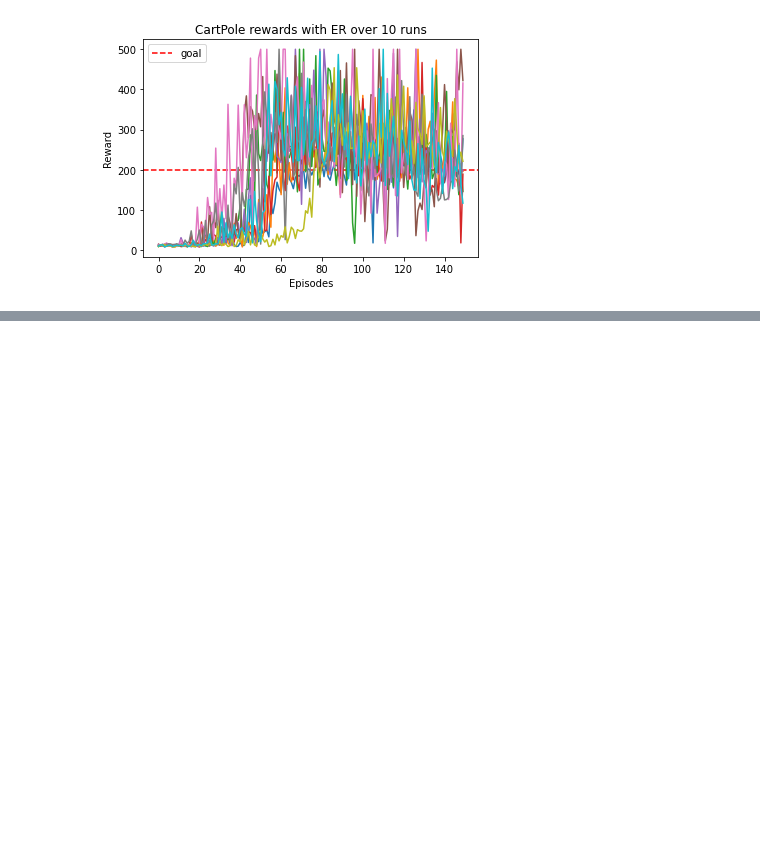
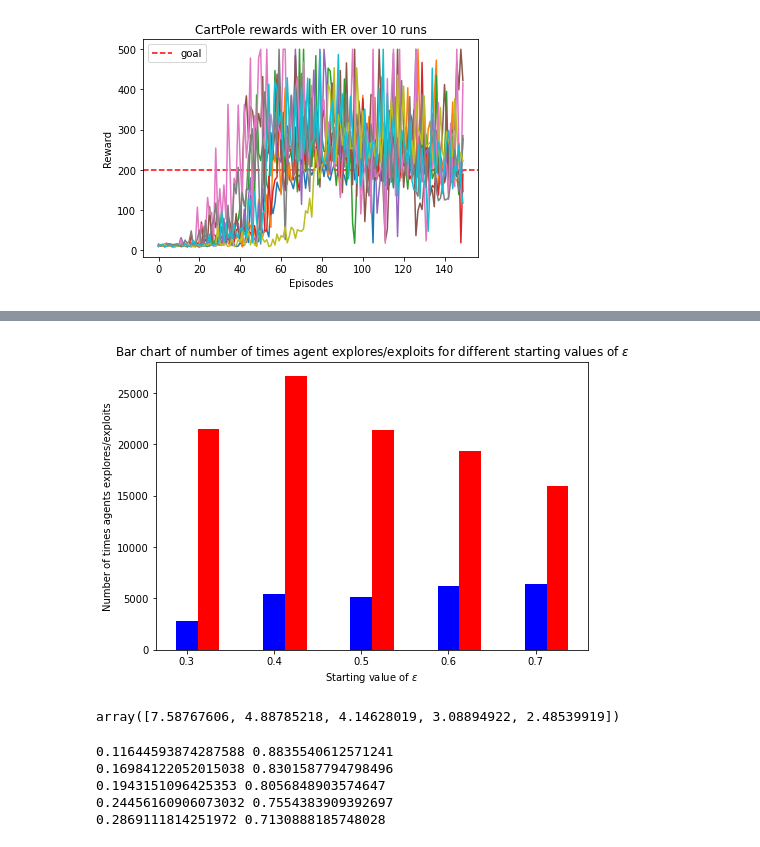
Before and after one commit to Dylan-Trollope/MSCDissertation, a Jupyter notebook: CartPole/ExoerienceReplay.ipynb, the cells around one changed output, grey strips where cells are left out. Cells and saved outputs as stored; diff of their text form; code cells hidden in the pictures; blank space fills up the shorter version.

```diff
--- a/CartPole/ExoerienceReplay.ipynb
+++ b/CartPole/ExoerienceReplay.ipynb
@@ -204,0 +259,37 @@ TypeError: cannot unpack non-iterable float object
+# %%
+explores = []
+exploits = []
+
+for i in range(len(exp)):
+    explore, exploit = exp[i]
+    explores.append(explore)
+    exploits.append(exploit)
+
+
+fig = plt.figure()
+ax = fig.add_axes([0,0,1,1])
+X = np.arange(len(acheiveds.keys()))
+
+
+ax.bar(X + 0.00, explores, color = 'b', width = 0.25)
+ax.bar(X + 0.25, exploits, color = 'r', width = 0.25)
+plt.xticks(x_pos, acheiveds.keys())
+plt.xlabel("Starting value of $\epsilon$")
+plt.ylabel("Number of times agents explores/exploits")
+plt.title("Bar chart of number of times agent explores/exploits for different starting values of $\epsilon$")
+plt.show()
+
+np.divide(exploits, explores)
+# %% [output]
+[figure, added]
+array([7.58767606, 4.88785218, 4.14628019, 3.08894922, 2.48539919])
+# %%
+for x in exp:
+    total = sum(x)
+    print(x[0]/total, x[1]/total)
+# %% [output]
+0.11644593874287588 0.8835540612571241
+0.16984122052015038 0.8301587794798496
+0.1943151096425353 0.8056848903574647
+0.24456160906073032 0.7554383909392697
+0.2869111814251972 0.7130888185748028
```
Also changed, not shown: parts of 12 cells of this notebook, 5 other files.
